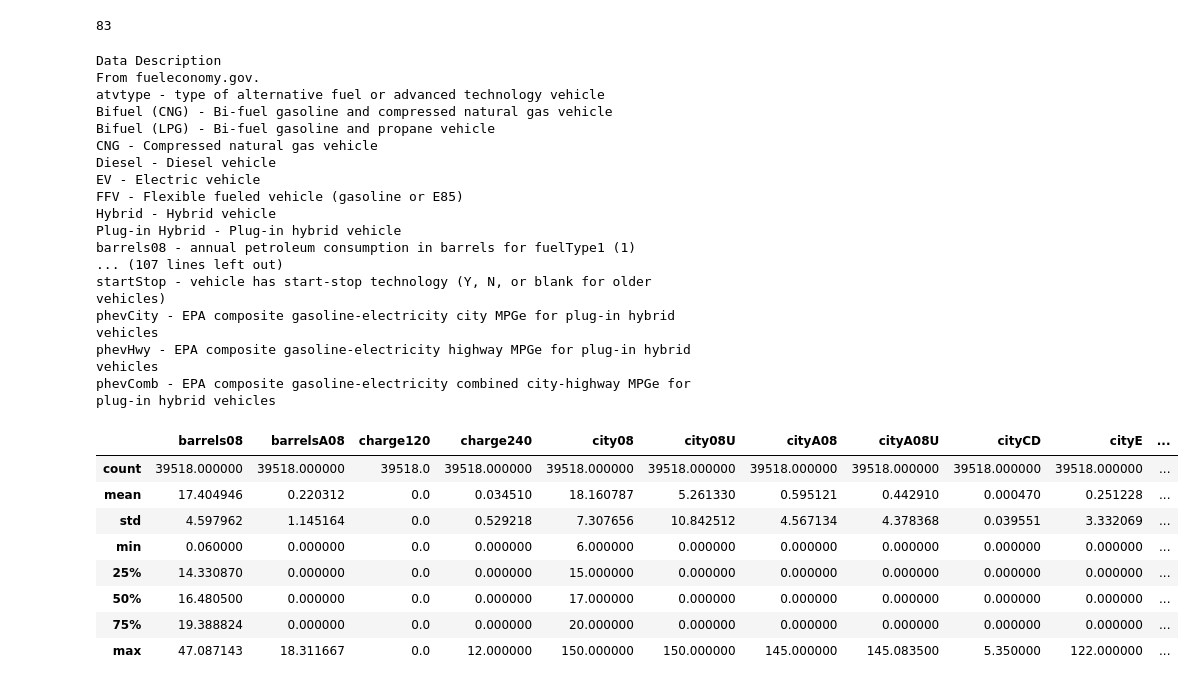
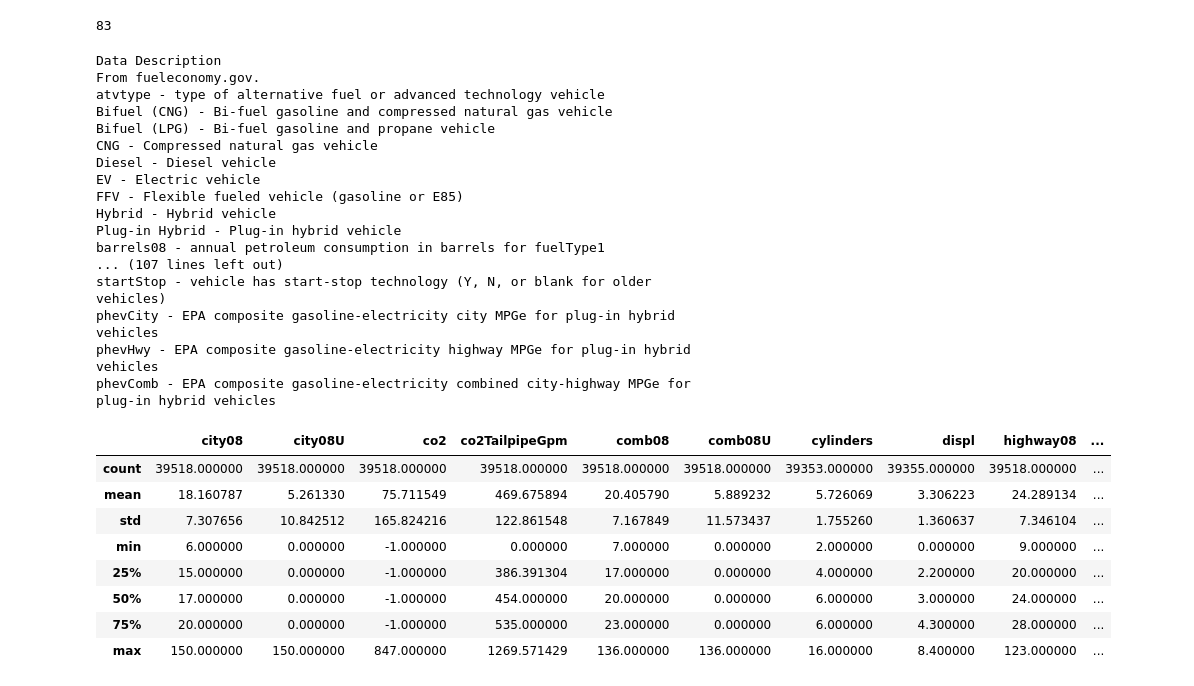
Before and after one commit to zarthur/CSCC-Analytics, a Jupyter notebook: 03-Exploration.ipynb, the cells around one changed output. Saved outputs shown, nothing was run; the diff lists cells and outputs as text; code cells hidden in the pictures.

```diff
--- a/03-Exploration.ipynb
+++ b/03-Exploration.ipynb
@@ -35,8 +54,8 @@ len(epa_data.columns)
 # %%
 pd.set_option('display.max_column', 100)
 # %%
-from IPython.core.display import display, HTML
-display(HTML(filename="./data/03-vehicles-description.html"))
+from IPython.display import HTML
+HTML(filename="./data/03-vehicles-description.html")
 # %% [output]
 Data Description
 From fueleconomy.gov.
@@ -49,22 +68,27 @@ EV - Electric vehicle
 FFV - Flexible fueled vehicle (gasoline or E85)
 Hybrid - Hybrid vehicle
 Plug-in Hybrid - Plug-in hybrid vehicle
-barrels08 - annual petroleum consumption in barrels for fuelType1 (1)
+barrels08 - annual petroleum consumption in barrels for fuelType1
 ... (107 lines left out)
 startStop - vehicle has start-stop technology (Y, N, or blank for older vehicles)
 phevCity - EPA composite gasoline-electricity city MPGe for plug-in hybrid vehicles
 phevHwy - EPA composite gasoline-electricity highway MPGe for plug-in hybrid vehicles
 phevComb - EPA composite gasoline-electricity combined city-highway MPGe for plug-in hybrid vehicles
+# %%
+columns = ["city08", "city08U", "co2", "co2TailpipeGpm", "comb08", "comb08U",
+           "cylinders", "displ", "fuelType1", "highway08", "highway08U",
+           "make", "model", "VClass", "year"]
+epa_subset = epa_data[columns].copy()
 # %%
-epa_data.describe()
+epa_subset.describe()
 # %% [output]
-|  | barrels08 | barrelsA08 | charge120 | charge240 | city08 | city08U | cityA08 | cityA08U | cityCD | cityE | ... |
-| count | 39518.000000 | 39518.000000 | 39518.0 | 39518.000000 | 39518.000000 | 39518.000000 | 39518.000000 | 39518.000000 | 39518.000000 | 39518.000000 | ... |
-| mean | 17.404946 | 0.220312 | 0.0 | 0.034510 | 18.160787 | 5.261330 | 0.595121 | 0.442910 | 0.000470 | 0.251228 | ... |
-| std | 4.597962 | 1.145164 | 0.0 | 0.529218 | 7.307656 | 10.842512 | 4.567134 | 4.378368 | 0.039551 | 3.332069 | ... |
-| min | 0.060000 | 0.000000 | 0.0 | 0.000000 | 6.000000 | 0.000000 | 0.000000 | 0.000000 | 0.000000 | 0.000000 | ... |
-| 25% | 14.330870 | 0.000000 | 0.0 | 0.000000 | 15.000000 | 0.000000 | 0.000000 | 0.000000 | 0.000000 | 0.000000 | ... |
-| 50% | 16.480500 | 0.000000 | 0.0 | 0.000000 | 17.000000 | 0.000000 | 0.000000 | 0.000000 | 0.000000 | 0.000000 | ... |
-| 75% | 19.388824 | 0.000000 | 0.0 | 0.000000 | 20.000000 | 0.000000 | 0.000000 | 0.000000 | 0.000000 | 0.000000 | ... |
-| max | 47.087143 | 18.311667 | 0.0 | 12.000000 | 150.000000 | 150.000000 | 145.000000 | 145.083500 | 5.350000 | 122.000000 | ... |
+|  | city08 | city08U | co2 | co2TailpipeGpm | comb08 | comb08U | cylinders | displ | highway08 | ... |
+| count | 39518.000000 | 39518.000000 | 39518.000000 | 39518.000000 | 39518.000000 | 39518.000000 | 39353.000000 | 39355.000000 | 39518.000000 | ... |
+| mean | 18.160787 | 5.261330 | 75.711549 | 469.675894 | 20.405790 | 5.889232 | 5.726069 | 3.306223 | 24.289134 | ... |
+| std | 7.307656 | 10.842512 | 165.824216 | 122.861548 | 7.167849 | 11.573437 | 1.755260 | 1.360637 | 7.346104 | ... |
+| min | 6.000000 | 0.000000 | -1.000000 | 0.000000 | 7.000000 | 0.000000 | 2.000000 | 0.000000 | 9.000000 | ... |
+| 25% | 15.000000 | 0.000000 | -1.000000 | 386.391304 | 17.000000 | 0.000000 | 4.000000 | 2.200000 | 20.000000 | ... |
+| 50% | 17.000000 | 0.000000 | -1.000000 | 454.000000 | 20.000000 | 0.000000 | 6.000000 | 3.000000 | 24.000000 | ... |
+| 75% | 20.000000 | 0.000000 | -1.000000 | 535.000000 | 23.000000 | 0.000000 | 6.000000 | 4.300000 | 28.000000 | ... |
+| max | 150.000000 | 150.000000 | 847.000000 | 1269.571429 | 136.000000 | 136.000000 | 16.000000 | 8.400000 | 123.000000 | ... |
 # %%
```
Also changed, not shown: parts of 86 cells of this notebook, 5 other files.
